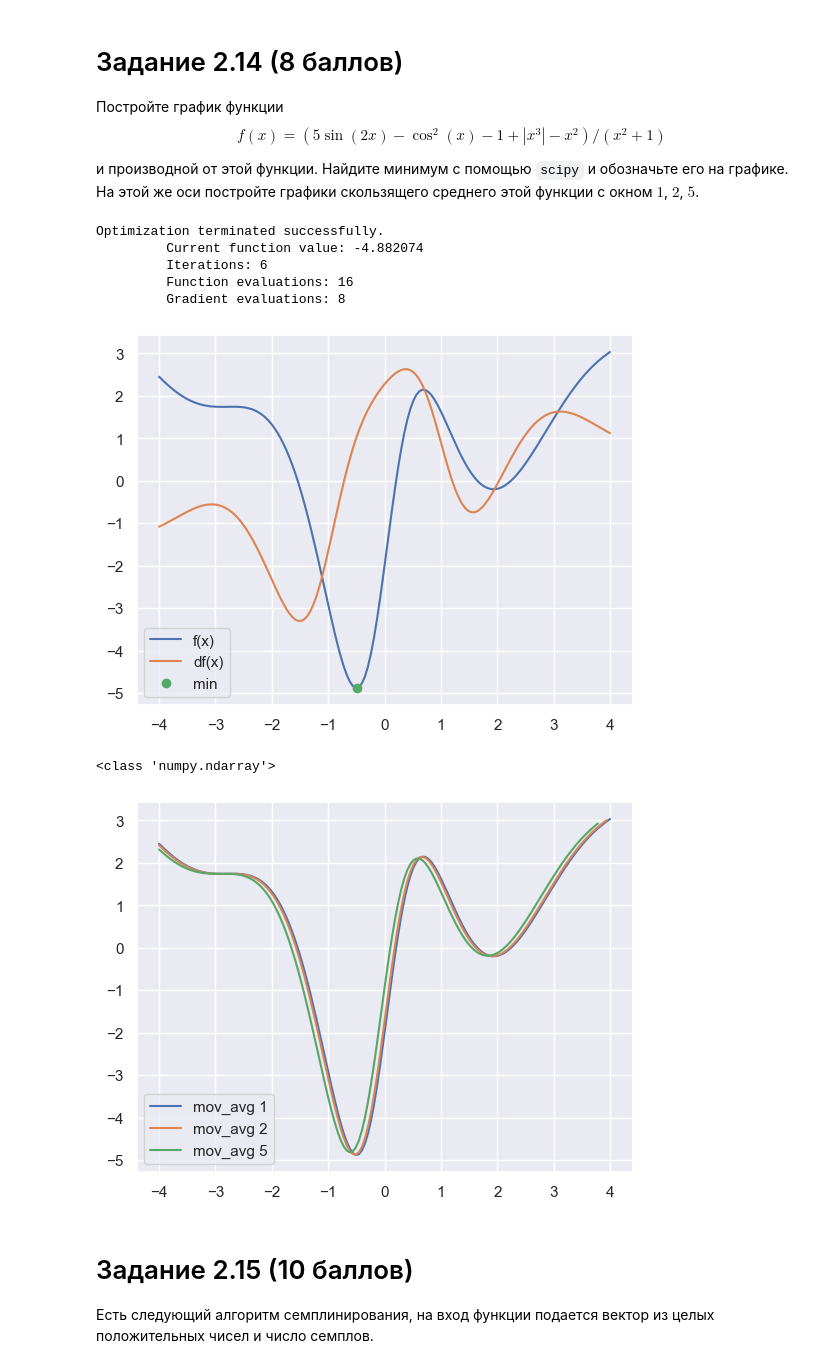
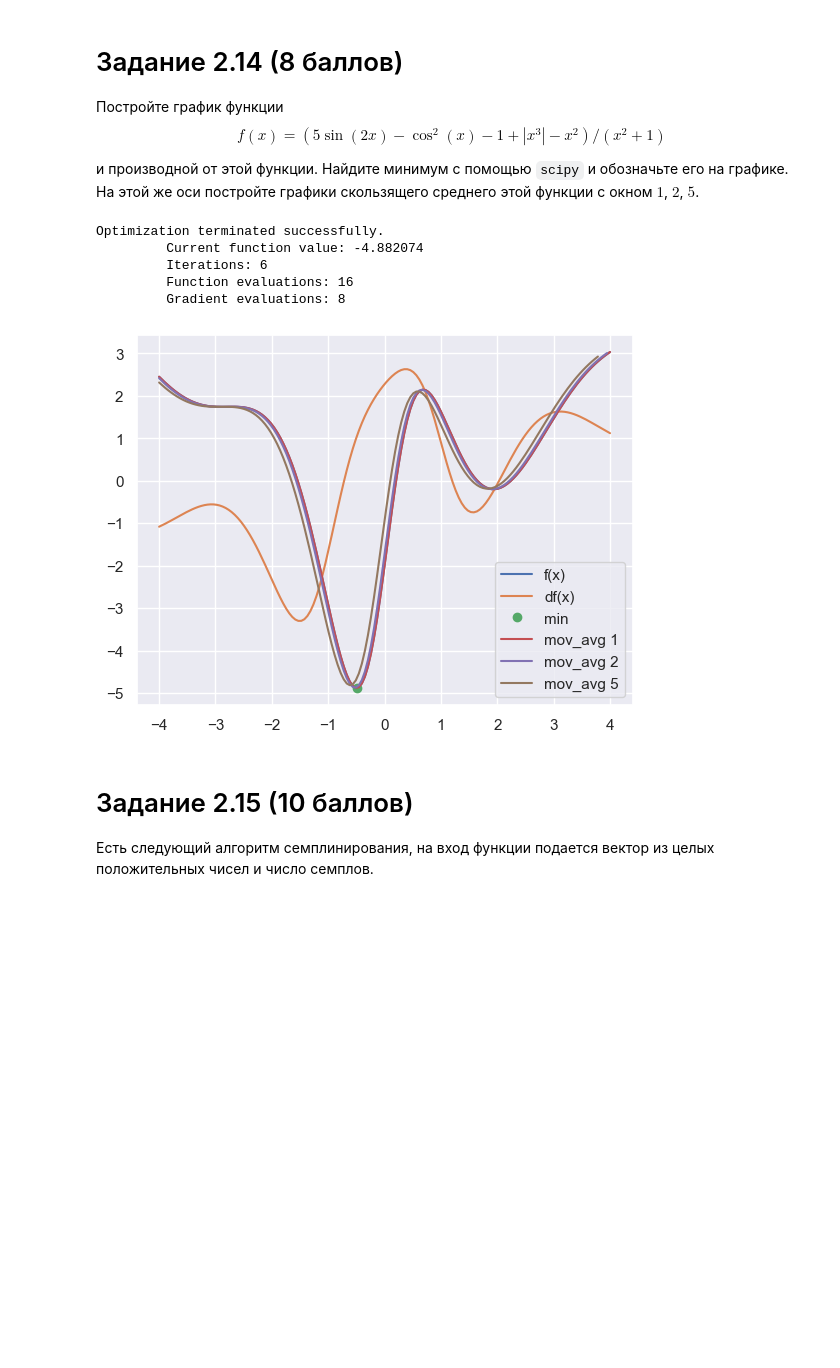
Before and after one commit to 4eckah78/python_2022_practice, a Jupyter notebook: Task_2.ipynb, the cells around one changed output. Cells and saved outputs as stored; diff of their text form; code cells hidden in the pictures; blank space fills up the shorter version.

```diff
--- a/Task_2.ipynb
+++ b/Task_2.ipynb
@@ -282,38 +282,34 @@ array([142.7       , 181.53333333, 201.26666667, ...,  73.26666667,
 def f(x: np.ndarray) -> np.ndarray:
     return (5*np.sin(2*x) - np.cos(x)**2 - 1 + np.abs(x)**3 - x**2) / (x**2 + 1)
 
 def df(f: Callable[[np.ndarray], np.ndarray] , x: np.ndarray) -> np.ndarray:
     return derivative(f, x)
 
 x = np.linspace(-4, 4, 150)
 y = f(x)
 dy = df(f, x)
 plt.plot(x, y, label='f(x)')
 plt.plot(x, dy, label='df(x)')
 
 res = sp.optimize.fmin_bfgs(f, 0, full_output=True)
 x_min, y_min = res[0][0], res[1]
 plt.plot(x_min, y_min, 'o', label="min")
-plt.legend()
-plt.show()
 
 y1, y2, y5 = moving_avg(y, 1), moving_avg(y, 2), moving_avg(y, 5)
 plt.plot(x, y1, label="mov_avg 1")
 plt.plot(x[:len(y2)], y2, label="mov_avg 2")
 plt.plot(x[:len(y5)], y5, label="mov_avg 5")
 
 
 plt.legend()
 plt.show()
 # %% [output]
 Optimization terminated successfully.
          Current function value: -4.882074
          Iterations: 6
          Function evaluations: 16
          Gradient evaluations: 8
-[figure, old version]
+[figure, new version]
-<class 'numpy.ndarray'>
-[figure, removed]
 # %% [markdown]
 # Задание 2.15 (10 баллов)
 
```
